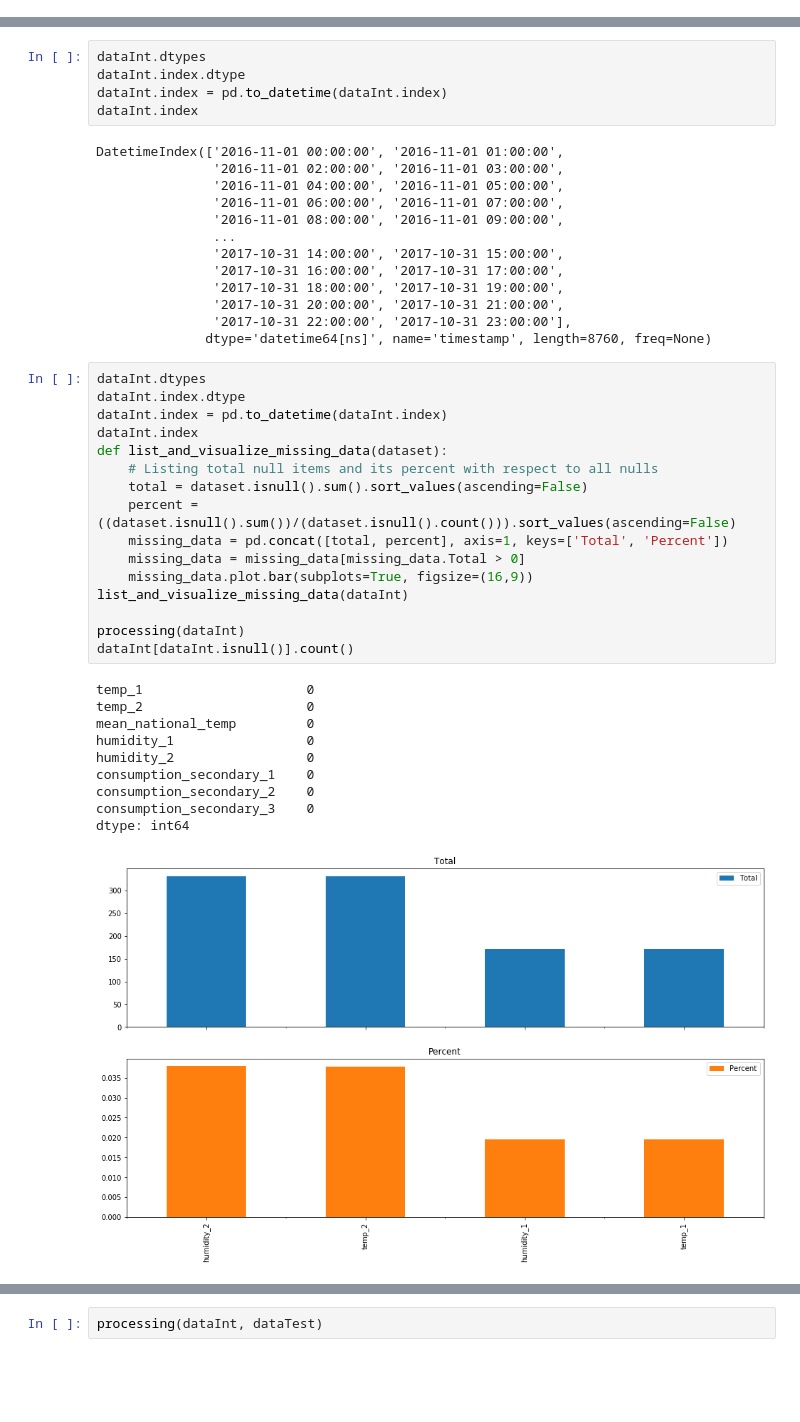
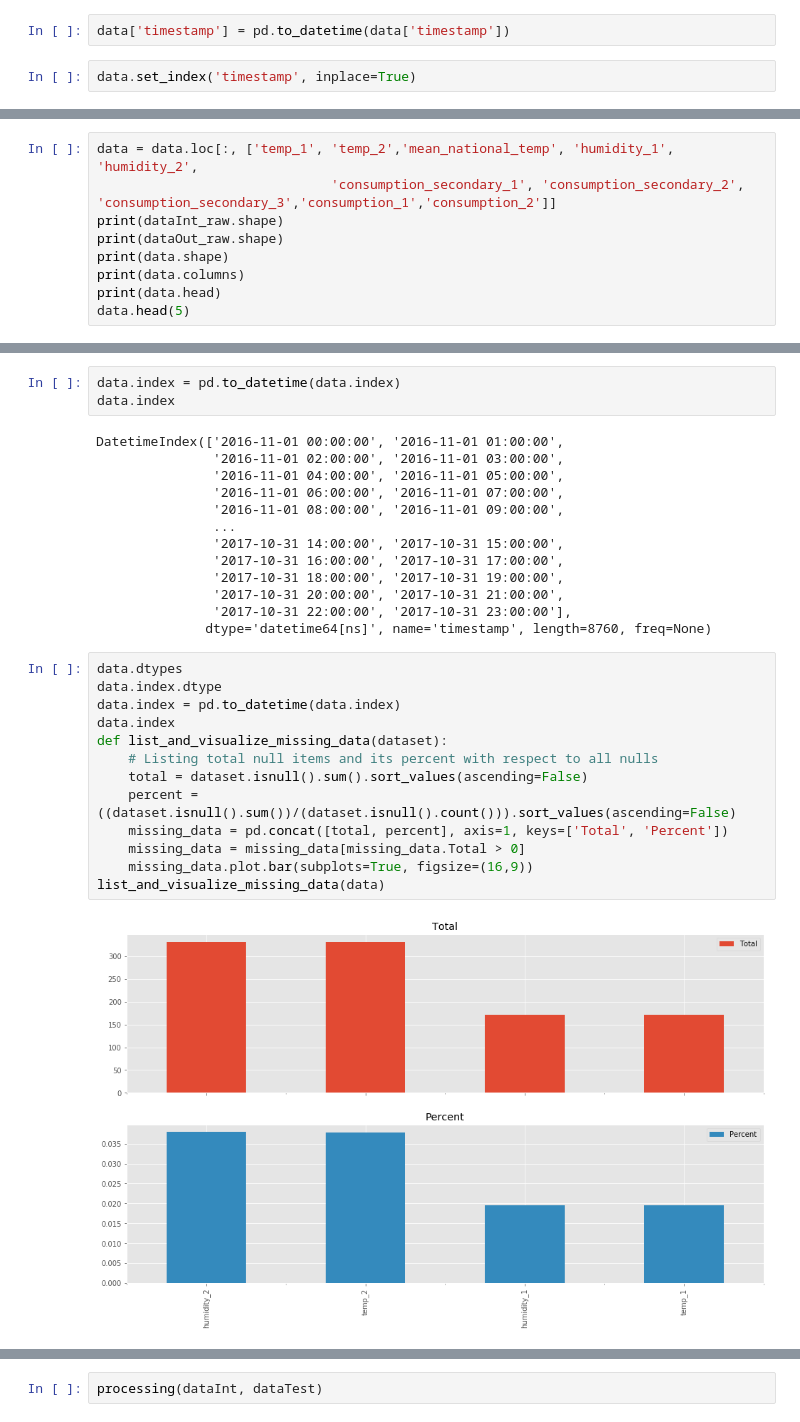
Before and after one commit to anthelix/20190520_challengePlaneteOui, a Jupyter notebook: 20190710_newthings.ipynb, the cells around one changed output, grey strips where cells are left out. Saved outputs shown, nothing was run; the diff lists cells and outputs as text; blank space fills up the shorter version.

```diff
--- a/20190710_newthings.ipynb
+++ b/20190710_newthings.ipynb
@@ -139,0 +153,4 @@ Index(['temp_1', 'temp_2', 'mean_national_temp', 'humidity_1', 'humidity_2',
+# %%
+data['timestamp'] = pd.to_datetime(data['timestamp'])
+# %%
+data.set_index('timestamp', inplace=True)
@@ -139,0 +178,9 @@ Index(['temp_1', 'temp_2', 'mean_national_temp', 'humidity_1', 'humidity_2',
+# %%
+data = data.loc[:, ['temp_1', 'temp_2','mean_national_temp', 'humidity_1', 'humidity_2',
+                              'consumption_secondary_1', 'consumption_secondary_2', 'consumption_secondary_3','consumption_1','consumption_2']]
+print(dataInt_raw.shape)
+print(dataOut_raw.shape)
+print(data.shape)
+print(data.columns)
+print(data.head)
+data.head(5)
@@ -140,8 +240,6 @@ Index(['temp_1', 'temp_2', 'mean_national_temp', 'humidity_1', 'humidity_2',
 # %%
-dataInt.dtypes
-dataInt.index.dtype
-dataInt.index = pd.to_datetime(dataInt.index)
-dataInt.index
+data.index = pd.to_datetime(data.index)
+data.index
 # %% [output]
 DatetimeIndex(['2016-11-01 00:00:00', '2016-11-01 01:00:00',
                '2016-11-01 02:00:00', '2016-11-01 03:00:00',
@@ -156,29 +254,17 @@ DatetimeIndex(['2016-11-01 00:00:00', '2016-11-01 01:00:00',
                '2017-10-31 22:00:00', '2017-10-31 23:00:00'],
               dtype='datetime64[ns]', name='timestamp', length=8760, freq=None)
 # %%
-dataInt.dtypes
-dataInt.index.dtype
-dataInt.index = pd.to_datetime(dataInt.index)
-dataInt.index
+data.dtypes
+data.index.dtype
+data.index = pd.to_datetime(data.index)
+data.index
 def list_and_visualize_missing_data(dataset):
     # Listing total null items and its percent with respect to all nulls
     total = dataset.isnull().sum().sort_values(ascending=False)
     percent = ((dataset.isnull().sum())/(dataset.isnull().count())).sort_values(ascending=False)
     missing_data = pd.concat([total, percent], axis=1, keys=['Total', 'Percent'])
     missing_data = missing_data[missing_data.Total > 0]
     missing_data.plot.bar(subplots=True, figsize=(16,9))
-list_and_visualize_missing_data(dataInt)
-
-processing(dataInt)
-dataInt[dataInt.isnull()].count()
+list_and_visualize_missing_data(data)
 # %% [output]
-temp_1                     0
-temp_2                     0
-mean_national_temp         0
-humidity_1                 0
-humidity_2                 0
-consumption_secondary_1    0
-consumption_secondary_2    0
-consumption_secondary_3    0
-dtype: int64
-[figure, old version]
+[figure, new version]
```
Also changed, not shown: parts of 39 cells of this notebook, 6 other files.
